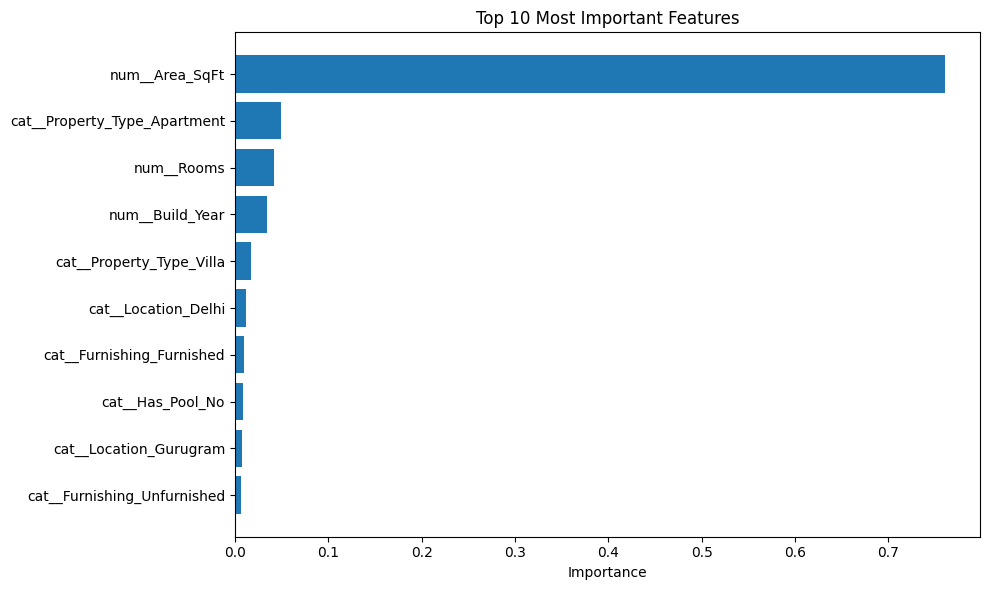
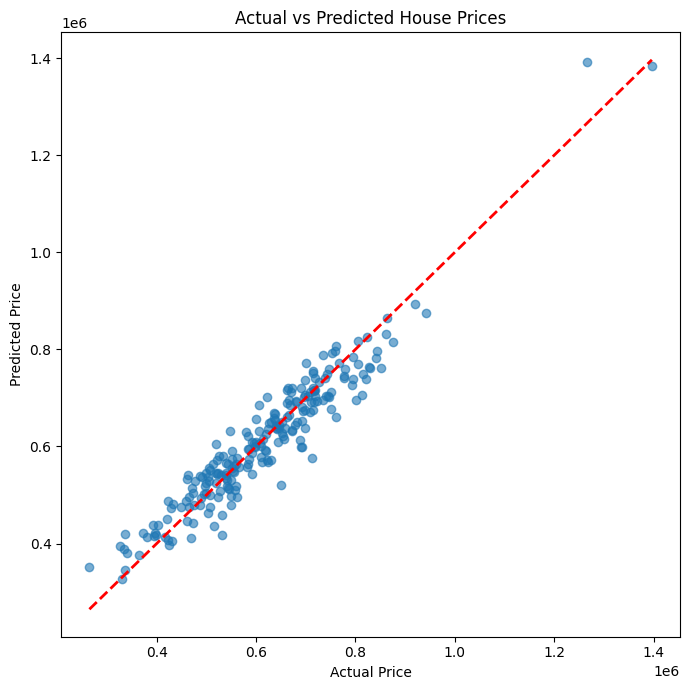
Unified diff of the notebook cell whose output changed from the first chart to the second:
--- before
+++ after
@@ -3,39 +3,2 @@
     "../models/best_model.pkl"
 )
-
-import pandas as pd
-import matplotlib.pyplot as plt
-from sklearn.metrics import r2_score
-
-predictions = best_model.predict(X_test)
-
-plt.figure(figsize=(7,7))
-
-plt.scatter(
-    y_test,
-    predictions,
-    alpha=0.6
-)
-
-# Perfect prediction line
-plt.plot(
-    [y_test.min(), y_test.max()],
-    [y_test.min(), y_test.max()],
-    "r--",
-    linewidth=2
-)
-
-plt.xlabel("Actual Price")
-plt.ylabel("Predicted Price")
-plt.title("Actual vs Predicted House Prices")
-
-plt.tight_layout()
-
-plt.savefig(
-    "../images/model_predictions.png",
-    dpi=300
-)
-
-plt.show()
-
-print(f"R² Score: {r2_score(y_test, predictions):.3f}")

Commit: update